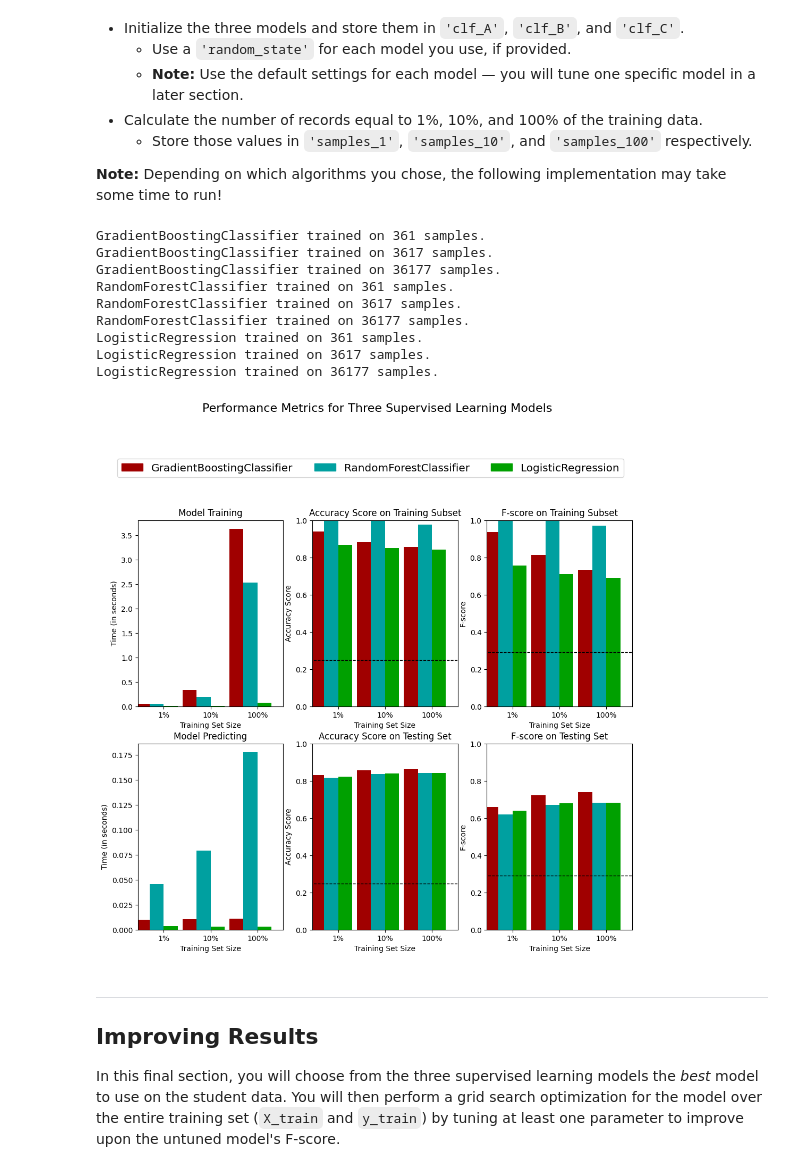
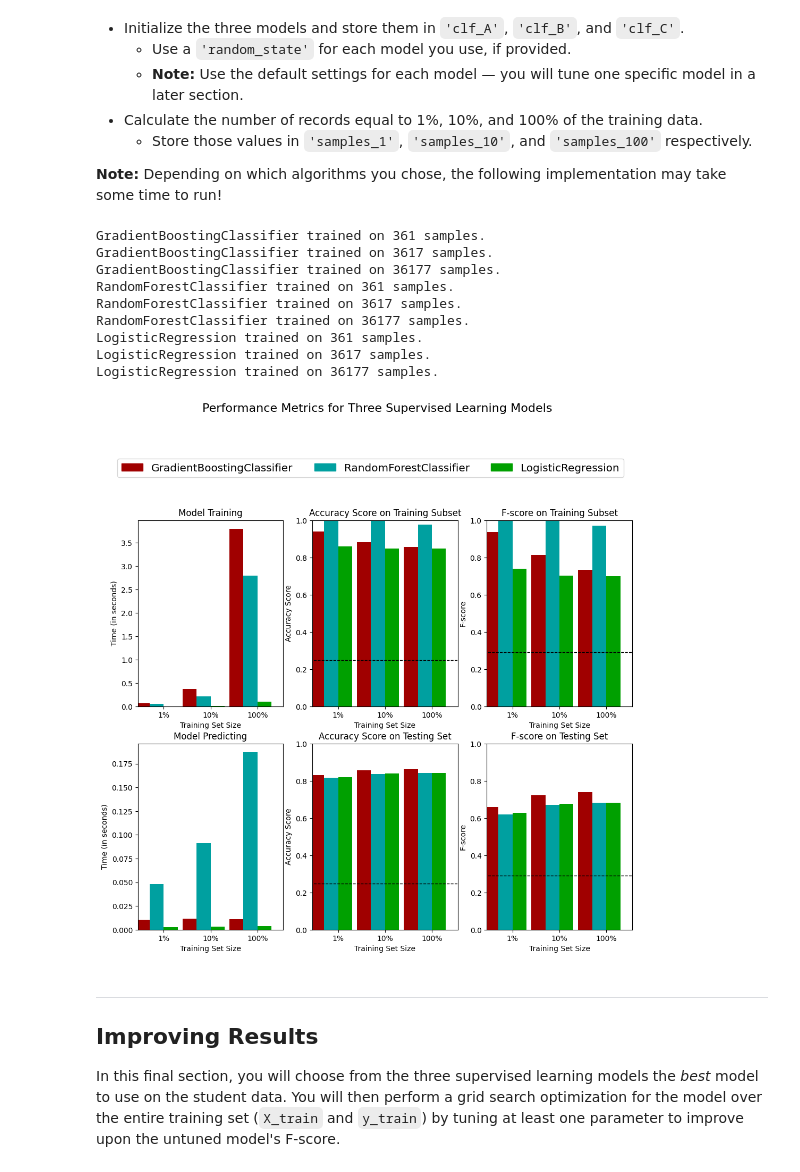
Before and after one commit to trwilcoxson/finding-donors-charityml, a Jupyter notebook: finding_donors.ipynb, the cells around one changed output. Cells and saved outputs as stored; diff of their text form; code cells hidden in the pictures.

```diff
--- a/finding_donors.ipynb
+++ b/finding_donors.ipynb
@@ -400,42 +400,45 @@ In the code cell, you will need to implement the following:
 # TODO: Import the three supervised learning models from sklearn
 from sklearn.ensemble import GradientBoostingClassifier, RandomForestClassifier
 from sklearn.linear_model import LogisticRegression
+import warnings
 
 # TODO: Initialize the three models
 clf_A = GradientBoostingClassifier(random_state=42)
 clf_B = RandomForestClassifier(random_state=42)
-clf_C = LogisticRegression(random_state=42, max_iter=1000)
+clf_C = LogisticRegression(random_state=42, max_iter=1000, solver='liblinear')
 
 # TODO: Calculate the number of samples for 1%, 10%, and 100% of the training data
 # HINT: samples_100 is the entire training set i.e. len(y_train)
 # HINT: samples_10 is 10% of samples_100 (ensure to set the count of the values to be `int` and not `float`)
 # HINT: samples_1 is 1% of samples_100 (ensure to set the count of the values to be `int` and not `float`)
 samples_100 = len(y_train)
 samples_10 = int(len(y_train) * 0.1)
 samples_1 = int(len(y_train) * 0.01)
 
 # Collect results on the learners
 results = {}
 for clf in [clf_A, clf_B, clf_C]:
     clf_name = clf.__class__.__name__
     results[clf_name] = {}
     for i, samples in enumerate([samples_1, samples_10, samples_100]):
-        results[clf_name][i] = \
-        train_predict(clf, samples, X_train, y_train, X_test, y_test)
+        with warnings.catch_warnings():
+            warnings.simplefilter("ignore")
+            results[clf_name][i] = \
+            train_predict(clf, samples, X_train, y_train, X_test, y_test)
 
 # Run metrics visualization for the three supervised learning models chosen
 vs.evaluate(results, accuracy, fscore)
 # %% [output]
 GradientBoostingClassifier trained on 361 samples.
 GradientBoostingClassifier trained on 3617 samples.
 GradientBoostingClassifier trained on 36177 samples.
 RandomForestClassifier trained on 361 samples.
 RandomForestClassifier trained on 3617 samples.
 RandomForestClassifier trained on 36177 samples.
 LogisticRegression trained on 361 samples.
 LogisticRegression trained on 3617 samples.
 LogisticRegression trained on 36177 samples.
-[figure, old version]
+[figure, new version]
 # %% [markdown]
 ----
 ## Improving Results
```
Also changed, not shown: parts of 1 cell of this notebook, 1 other file.
